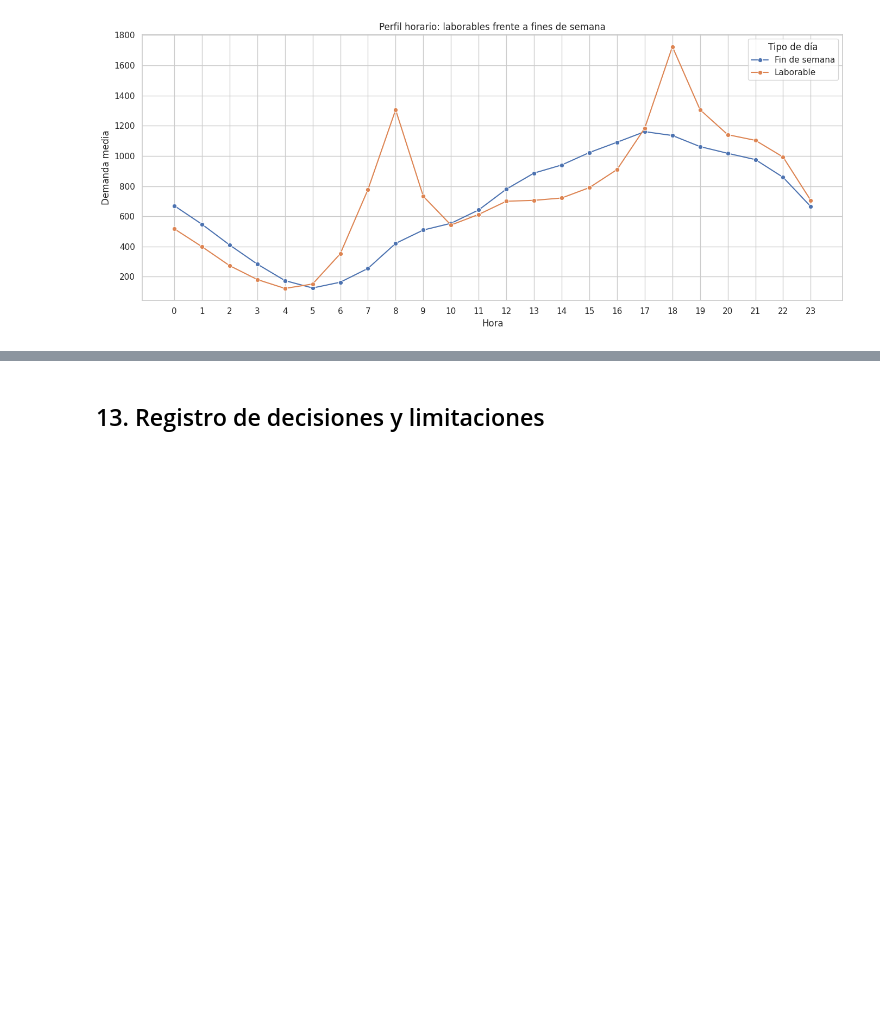
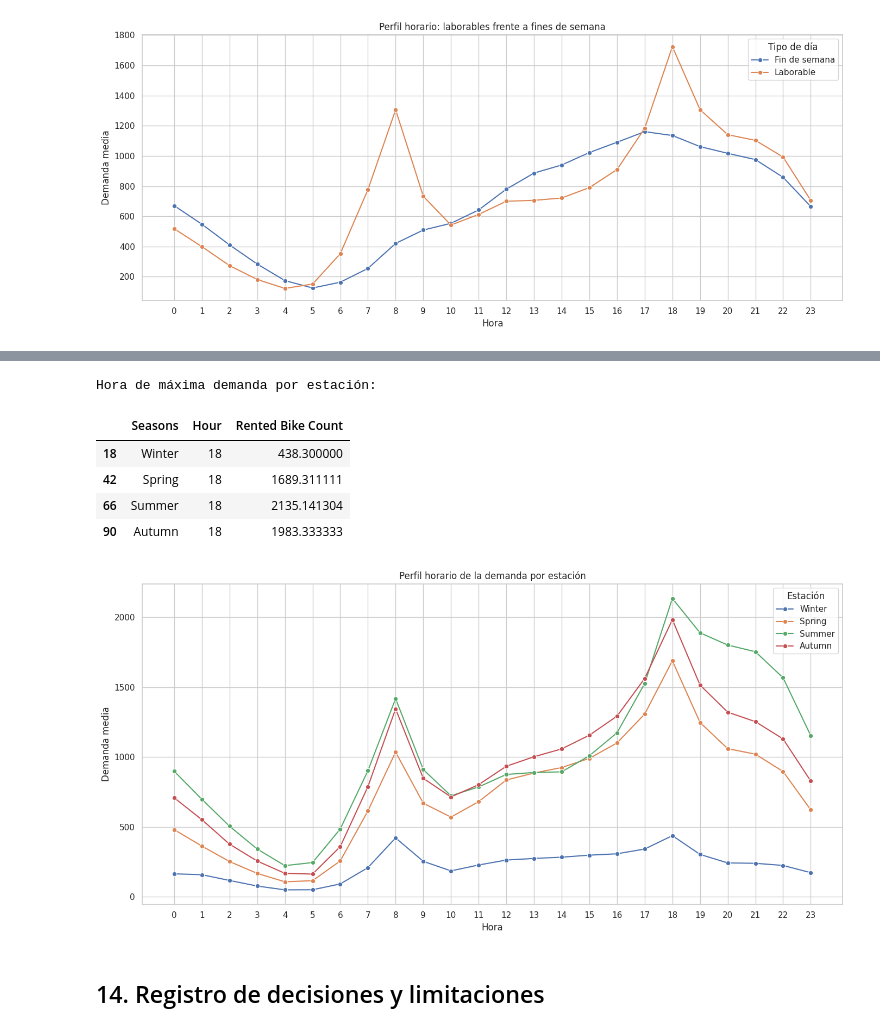
Before and after one commit to francorte/seoul-bike-sharing-analysis, a Jupyter notebook: seoul_bike_sharing_eda.ipynb, the cells around one changed output, grey strips where cells are left out. Saved outputs shown, nothing was run; the diff lists cells and outputs as text; code cells hidden in the pictures; blank space fills up the shorter version.

```diff
--- a/seoul_bike_sharing_eda.ipynb
+++ b/seoul_bike_sharing_eda.ipynb
@@ -822,0 +839,69 @@ plt.show()
+# %%
+# Orden cronológico de las estaciones
+season_order = [
+    "Winter",
+    "Spring",
+    "Summer",
+    "Autumn"
+]
+
+df_operational["Seasons"] = pd.Categorical(
+    df_operational["Seasons"],
+    categories=season_order,
+    ordered=True
+)
+
+# Resumen por estación
+season_summary = (
+    df_operational
+    .groupby("Seasons", observed=True)["Rented Bike Count"]
+    .agg(["mean", "median", "std", "count"])
+    .round(1)
+)
+
+display(season_summary)
+
+# Perfil horario por estación
+season_hour_profile = (
+    df_operational
+    .groupby(
+        ["Seasons", "Hour"],
+        observed=True
+    )["Rented Bike Count"]
+    .mean()
+    .reset_index()
+)
+
+# Hora de máxima demanda media en cada estación
+season_peak_hours = (
+    season_hour_profile
+    .sort_values(
+        ["Seasons", "Rented Bike Count"],
+        ascending=[True, False]
+    )
+    .groupby("Seasons", observed=True)
+    .head(1)
+)
+
+print("Hora de máxima demanda por estación:")
+display(season_peak_hours)
+
+# Visualización
+plt.figure(figsize=(14, 7))
+
+sns.lineplot(
+    data=season_hour_profile,
+    x="Hour",
+    y="Rented Bike Count",
+    hue="Seasons",
+    marker="o"
+)
+
+plt.title("Perfil horario de la demanda por estación")
+plt.xlabel("Hora")
+plt.ylabel("Demanda media")
+plt.xticks(range(24))
+plt.legend(title="Estación")
+plt.tight_layout()
+plt.show()
+# %% [output]
@@ -823,2 +914,9 @@ plt.show()
+Hora de máxima demanda por estación:
+|  | Seasons | Hour | Rented Bike Count |
+| 18 | Winter | 18 | 438.300000 |
+| 42 | Spring | 18 | 1689.311111 |
+| 66 | Summer | 18 | 2135.141304 |
+| 90 | Autumn | 18 | 1983.333333 |
+[figure, added]
 # %% [markdown]
-## 13. Registro de decisiones y limitaciones
+## 14. Registro de decisiones y limitaciones
```
Also changed, not shown: parts of 3 cells of this notebook.
